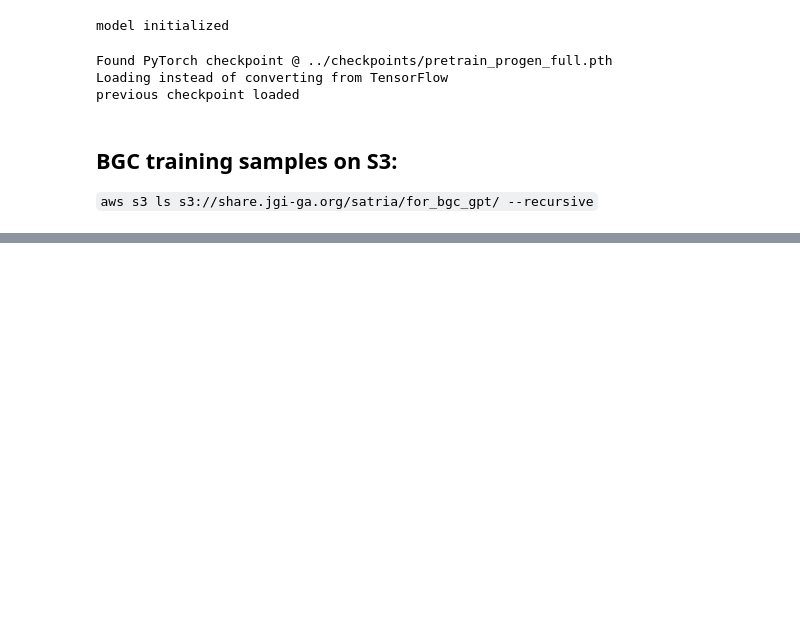
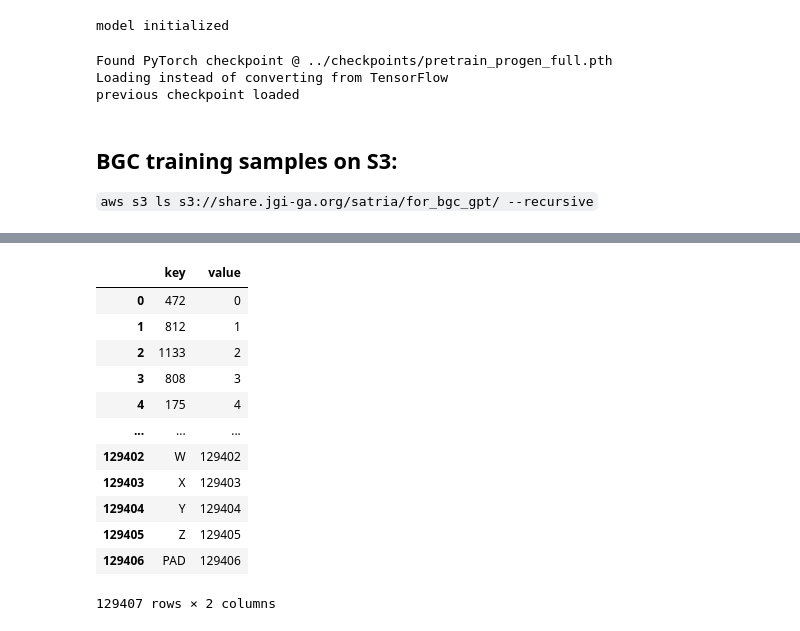
Before and after one commit to lbnl-science-it/lrc-deep-learning, a Jupyter notebook: progen_original/progen_code/pytorch_training_demo_S3.ipynb, the cells around one changed output, grey strips where cells are left out. Drawn from its saved outputs; the diff is of its cells as text; code cells hidden in the pictures; blank space fills up the shorter version.

```diff
--- a/progen_original/progen_code/pytorch_training_demo_S3.ipynb
+++ b/progen_original/progen_code/pytorch_training_demo_S3.ipynb
@@ -240,0 +257,18 @@ with open('../miBIG/S3_pickle/data-1.pickle', 'wb') as pickle_file:
+# %%
+vocab_df = pd.read_csv('mapping_files/vocab.txt', sep=' ',header=None)
+vocab_df.columns = ['key','value']
+vocab_df
+# %% [output]
+|  | key | value |
+| 0 | 472 | 0 |
+| 1 | 812 | 1 |
+| 2 | 1133 | 2 |
+| 3 | 808 | 3 |
+| 4 | 175 | 4 |
+| ... | ... | ... |
+| 129402 | W | 129402 |
+| 129403 | X | 129403 |
+| 129404 | Y | 129404 |
+| 129405 | Z | 129405 |
+| 129406 | PAD | 129406 |
+129407 rows × 2 columns
```
Also changed, not shown: parts of 17 cells of this notebook, 3 other files.
